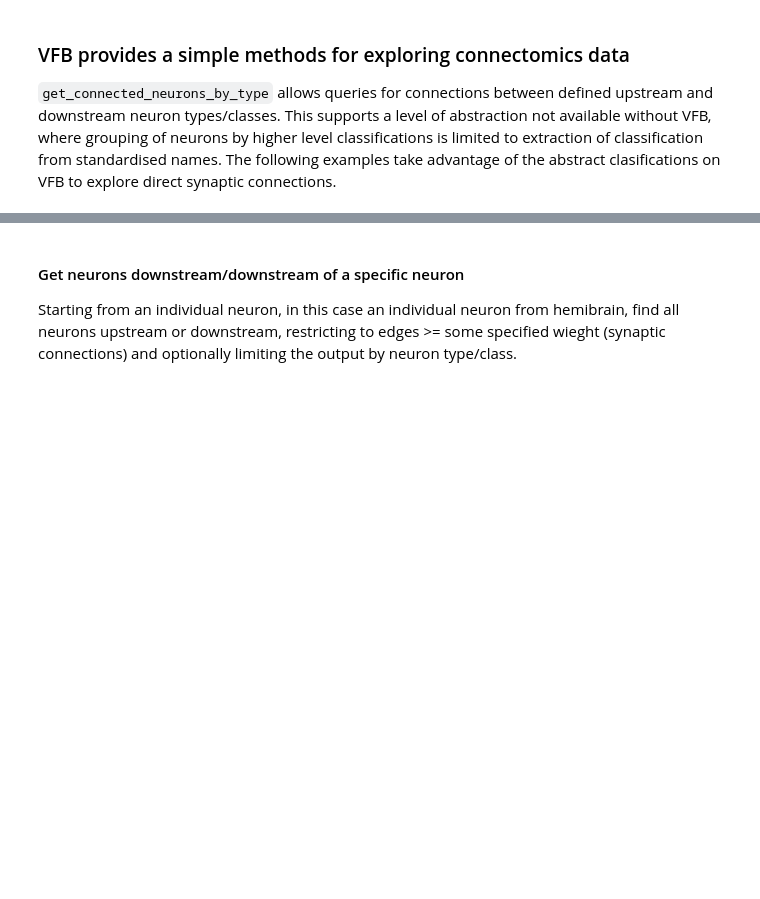
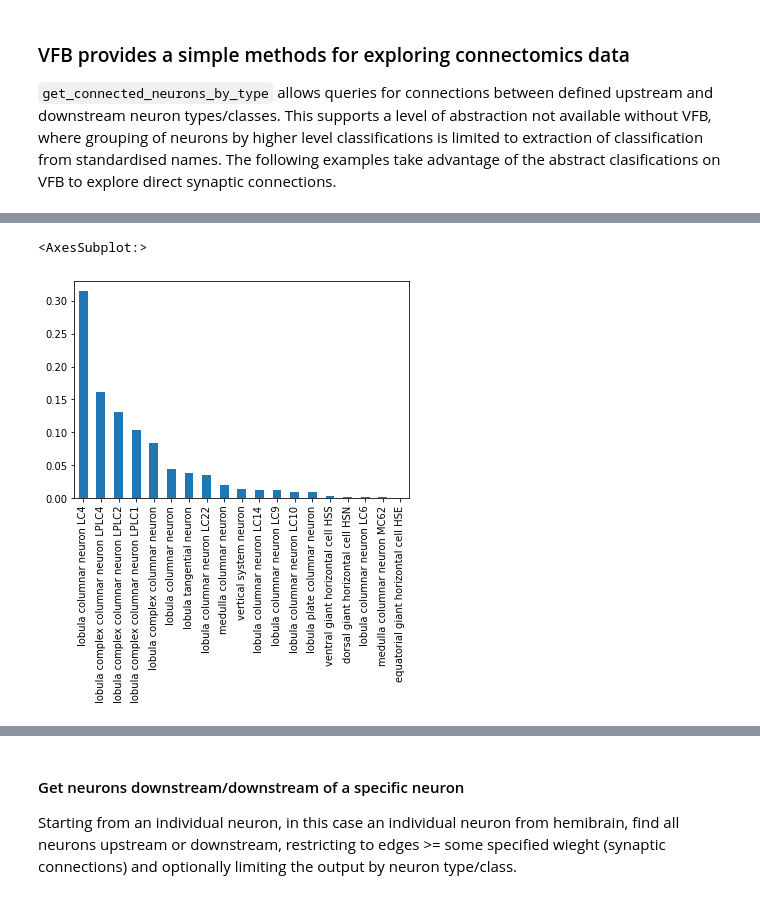
Before and after one commit to VirtualFlyBrain/training, a Jupyter notebook: Python Workshop/4_Connectomics.ipynb, the cells around one changed output, grey strips where cells are left out. Saved outputs shown, nothing was run; the diff lists cells and outputs as text; code cells hidden in the pictures; blank space fills up the shorter version.

```diff
--- a/Python Workshop/4_Connectomics.ipynb
+++ b/Python Workshop/4_Connectomics.ipynb
@@ -97 +142,6 @@ vc.get_connected_neurons_by_type(upstream_type='visual projection neuron',
 1085 rows × 11 columns
+# %%
+visPN2DC['upstream_class'].value_counts(normalize=True).plot(kind = 'bar') # Excercise - sum up weights for each type.  Note - some types here subsume others
+# %% [output]
+<AxesSubplot:>
+[figure, added]
```
Also changed, not shown: parts of 12 cells of this notebook, 7 other files.
